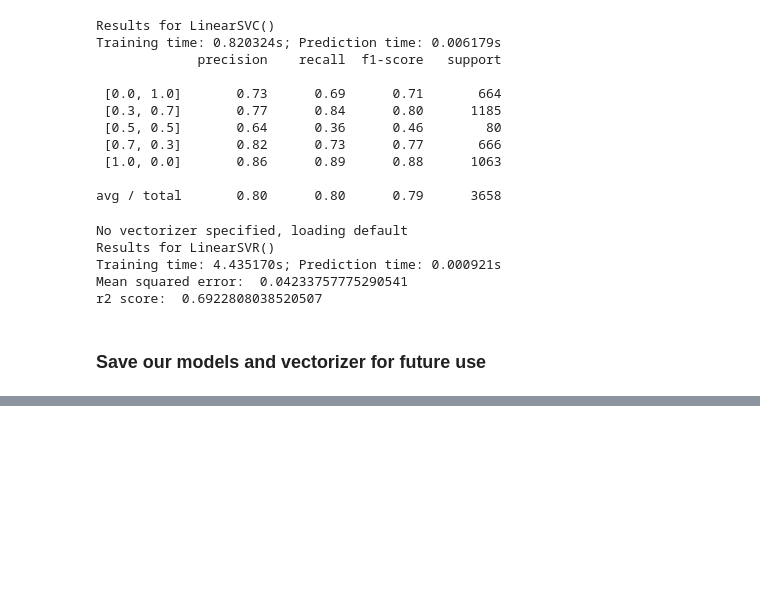
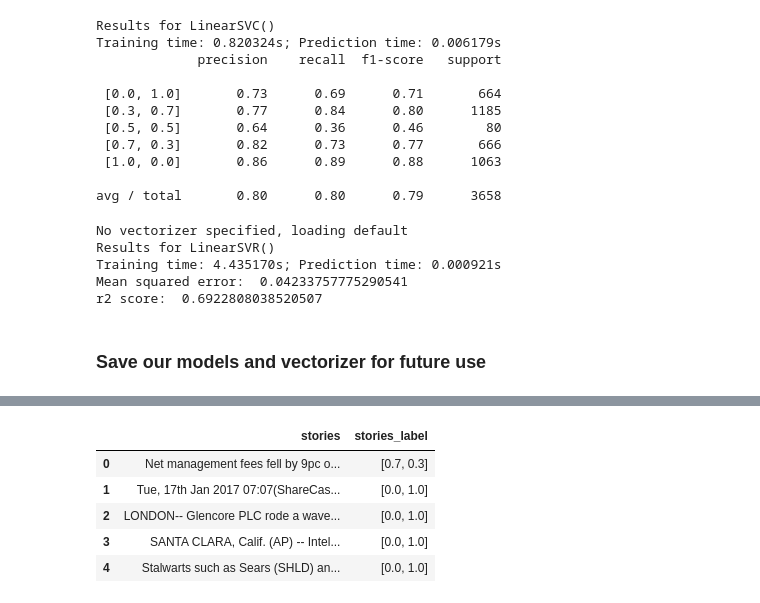
Before and after one commit to iamthevastidledhitchhiker/Zentropy, a Jupyter notebook: components/aspect_sentiment/SVM/SVC_SVR_Sentiment.ipynb, the cells around one changed output, grey strips where cells are left out. Drawn from its saved outputs; the diff is of its cells as text; code cells hidden in the pictures; blank space fills up the shorter version.

```diff
--- a/components/aspect_sentiment/SVM/SVC_SVR_Sentiment.ipynb
+++ b/components/aspect_sentiment/SVM/SVC_SVR_Sentiment.ipynb
@@ -99,0 +134,9 @@ pickle.dump(vectorizer, open( "vectorizer_01.pickle", "wb" ))
+# %%
+stories_sent.head()
+# %% [output]
+|  | stories | stories_label |
+| 0 | Net management fees fell by 9pc o... | [0.7, 0.3] |
+| 1 | Tue, 17th Jan 2017 07:07(ShareCas... | [0.0, 1.0] |
+| 2 | LONDON-- Glencore PLC rode a wave... | [0.0, 1.0] |
+| 3 | SANTA CLARA, Calif. (AP) -- Intel... | [0.0, 1.0] |
+| 4 | Stalwarts such as Sears (SHLD) an... | [0.0, 1.0] |
```
Also changed, not shown: parts of 14 cells of this notebook, 4 other files.
